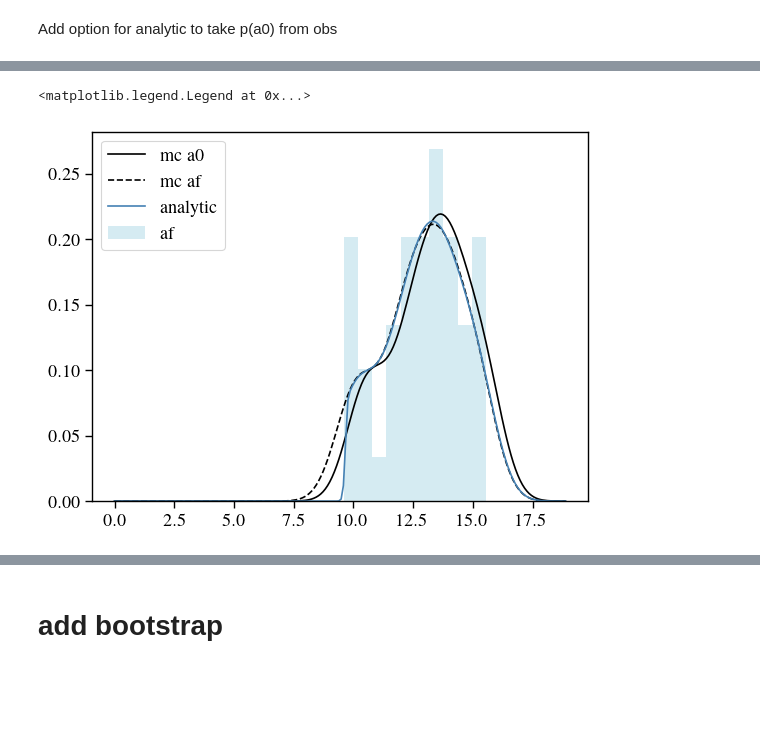
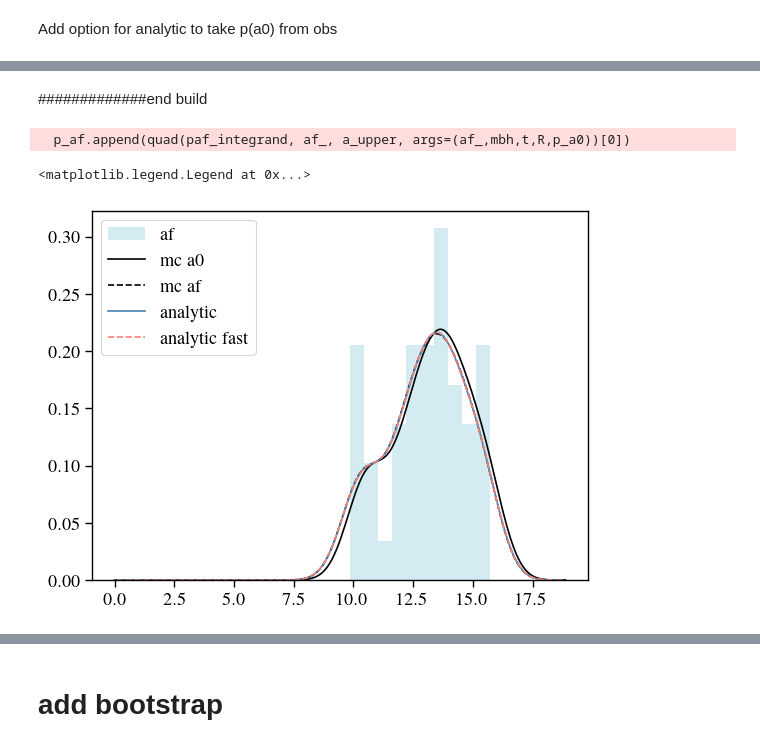
Before and after one commit to insepien/dftime, a Jupyter notebook: analytics.ipynb, the cells around one changed output, grey strips where cells are left out. Cells and saved outputs as stored; diff of their text form; code cells hidden in the pictures; blank space fills up the shorter version.

```diff
--- a/analytics.ipynb
+++ b/analytics.ipynb
@@ -455,36 +488,74 @@ Add option for analytic to take p(a0) from obs
+# %% [markdown]
+#############end build
 # %%
 def paf_integrand(a0, a, mbh, t, R, p_a0):
     """return the integrand, i.e. p(a|mbh,sigma,a)*p(sigma|mbh)*p(a|mbh)"""
     return pa_sigma(a, mbh, t, a0, R) * p_a0(a0)
 
-def paf_analytic(a0_samp,mbh,t,R,af=None):
+def paf_analytic(p_a0,a0_samp,mbh,t,R,af=None):
     """for each af(a) value, integrate over all a0"""
     # set up af array to calculate p(af) at each af
-    if np.sum(af == None) != 0:
+    if af is None:
         af = np.linspace(0,np.max(a0_samp)+3,200)
-    # estimate p(a0) with kde
-    p_a0 = scp_kde(a=a0_samp, return_func=True)
     # list to store p(af)
     p_af = []
+    a_upper = np.max(af)
     for af_ in af:
-        alower = np.max([af_,np.min(a0_samp)])
-        p_af.append(quad(paf_integrand, alower,20 , args=(af_,mbh,t,R,p_a0))[0])
+        p_af.append(quad(paf_integrand, af_, a_upper, args=(af_,mbh,t,R,p_a0))[0])
     return af, np.array(p_af)
 
+
+def paf_analytic_fast(p_a0,a0_samp,mbh,t,R,af_grid=None,
+                        Naf=200,Na0=10000):
+    if af_grid is None:
+        af_grid = np.linspace(0, np.max(a0_samp) + 3, Naf)
+
+    # grid for a0
+    a0_grid = np.linspace(np.min(af_grid), np.max(af_grid), Na0)
+    # meshgrid for a0, af
+    AF, A0 = np.meshgrid(af_grid, a0_grid, indexing='ij')
+
+    # grid for p_a0
+    p_a0_vals = p_a0(a0_grid)
+    # reshape to mesh grid
+    p_a0_grid = np.broadcast_to(p_a0_vals.T, (Naf, Na0))
+
+    # grid of integrand
+    integrand_matrix = pa_sigma(AF, mbh, t, A0, R) * p_a0_grid
+    # cut to integration limit: a0 >= af
+    integrand_matrix = np.where(A0 >= AF, integrand_matrix, 0)
+    # integrate
+    p_af = simpson(integrand_matrix, a0_grid, axis=1)
+
+    return af_grid, p_af
+
 np.random.seed(0)
+amin=10
+amax=16
+mbh=1e8
+t=1
+R=1
+N=50
 # generate mock observations
-a0_obs,af_obs = monte_carlo_unif_a0(10,16,1e8, 1,2,50)
+a0_obs,af_obs = monte_carlo_unif_a0(amin,amax,mbh,t,R,N)
+# estimate p(a0) with kde
+p_a0 = scp_kde(a=a0_obs, return_func=True)
 # generate af from KDE p(a0)
-af,p_af = paf_analytic(a0_obs,1e8,1,2)
+af,p_af = paf_analytic(p_a0, a0_obs,mbh,t,R)
+# generate af from KDE p(a0)
+afF,p_afF = paf_analytic_fast(p_a0, a0_obs,mbh,t,R)
+
 # plot to check
+plt.hist(af_obs,density=True,color='lightblue',alpha=0.5,label='af')
 plt.plot(af,scp_kde(a0_obs,af),c='k',label='mc a0')
 plt.plot(af,scp_kde(af_obs,af),c='k',linestyle="--",label='mc af')
 plt.plot(af,p_af, label='analytic',c='steelblue')
-plt.hist(af_obs,density=True,color='lightblue',alpha=0.5,label='af')
+plt.plot(afF,p_afF, label='analytic fast',c='salmon',linestyle="--")
 plt.legend()
 # %% [output]
-<matplotlib.legend.Legend at 0x...>
+  p_af.append(quad(paf_integrand, af_, a_upper, args=(af_,mbh,t,R,p_a0))[0])
+<matplotlib.legend.Legend at 0x...>
-[figure, old version]
+[figure, new version]
 # %%
 def get_indiv_pdfs(rates, ap, a0_obs_min, a0_obs_max, mbh, t, tR, N):
     """evolve a0 individually to get predicted pdfs"""
```
Also changed, not shown: parts of 11 cells of this notebook.
